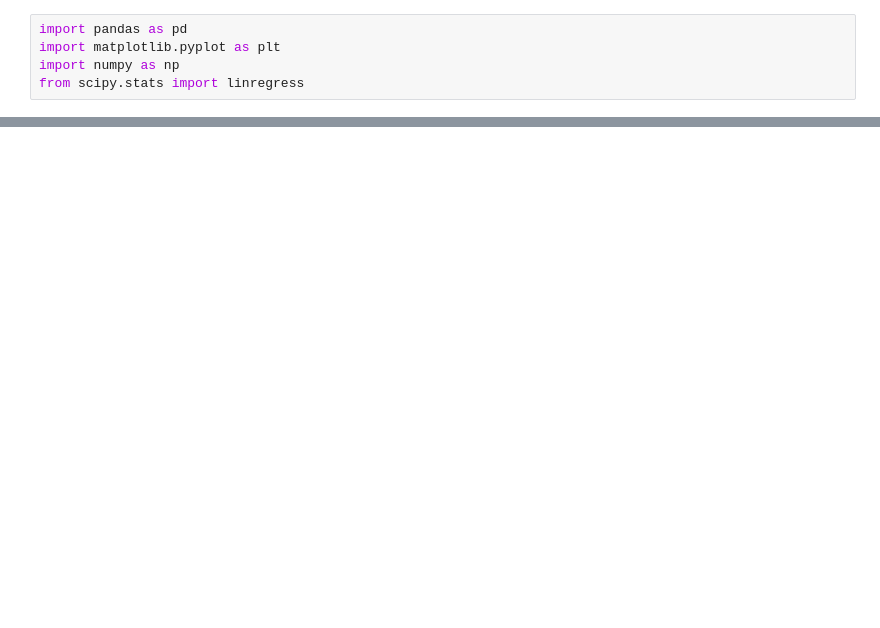
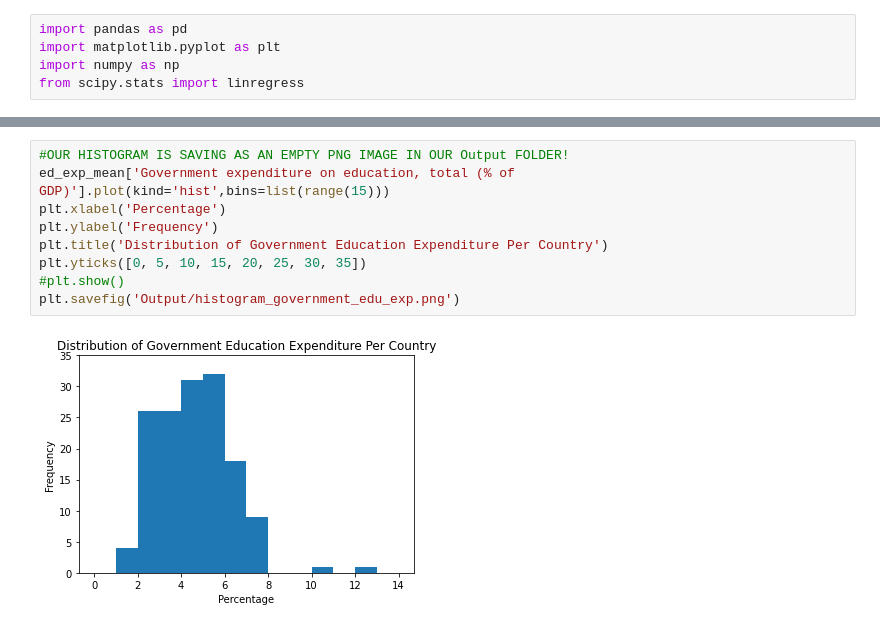
Before and after one commit to pamhinostroza/Project_1, a Jupyter notebook: Project_Main.ipynb, the cells around one changed output, grey strips where cells are left out. Saved outputs shown, nothing was run; the diff lists cells and outputs as text; blank space fills up the shorter version.

```diff
--- a/Project_Main.ipynb
+++ b/Project_Main.ipynb
@@ -42,0 +81,11 @@ ed_exp_mean
+# %%
+#OUR HISTOGRAM IS SAVING AS AN EMPTY PNG IMAGE IN OUR Output FOLDER!
+ed_exp_mean['Government expenditure on education, total (% of GDP)'].plot(kind='hist',bins=list(range(15)))
+plt.xlabel('Percentage')
+plt.ylabel('Frequency')
+plt.title('Distribution of Government Education Expenditure Per Country')
+plt.yticks([0, 5, 10, 15, 20, 25, 30, 35])
+#plt.show()
+plt.savefig('Output/histogram_government_edu_exp.png')
+# %% [output]
+[figure, added]
```
Also changed, not shown: parts of 21 cells of this notebook, 5 other files.
